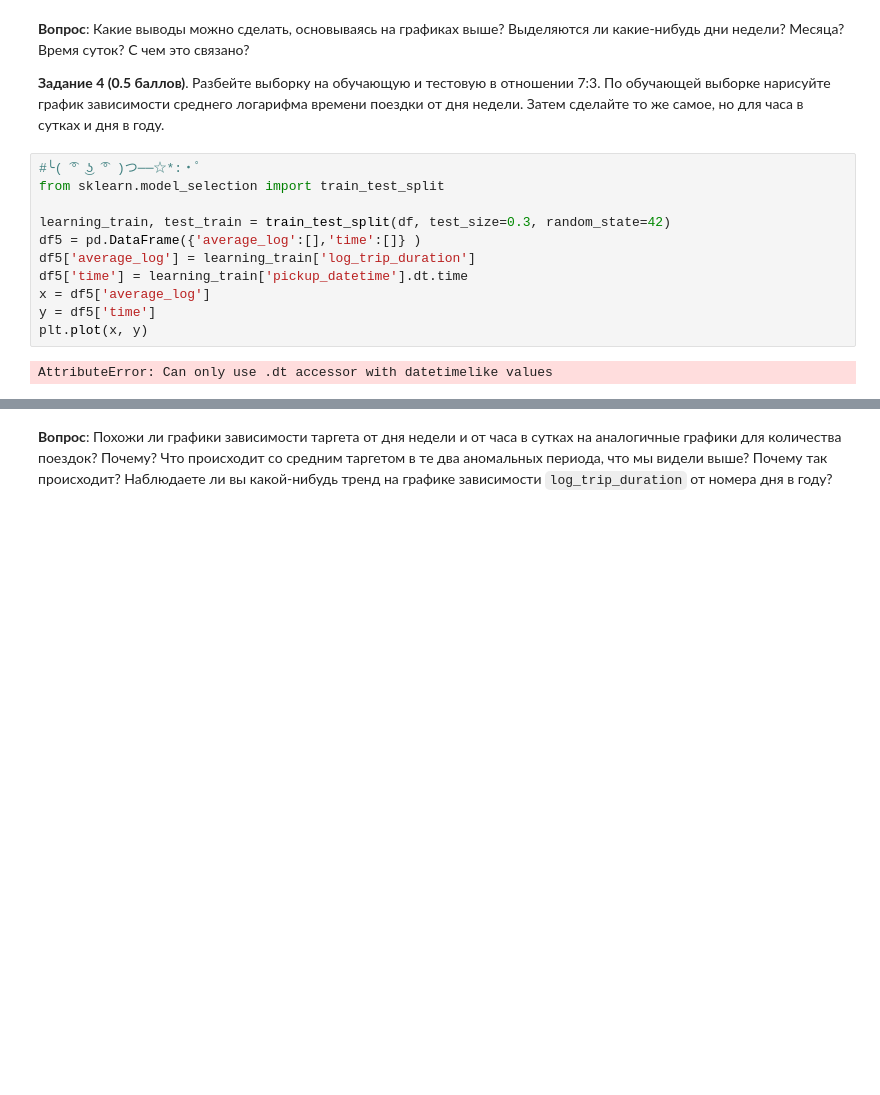
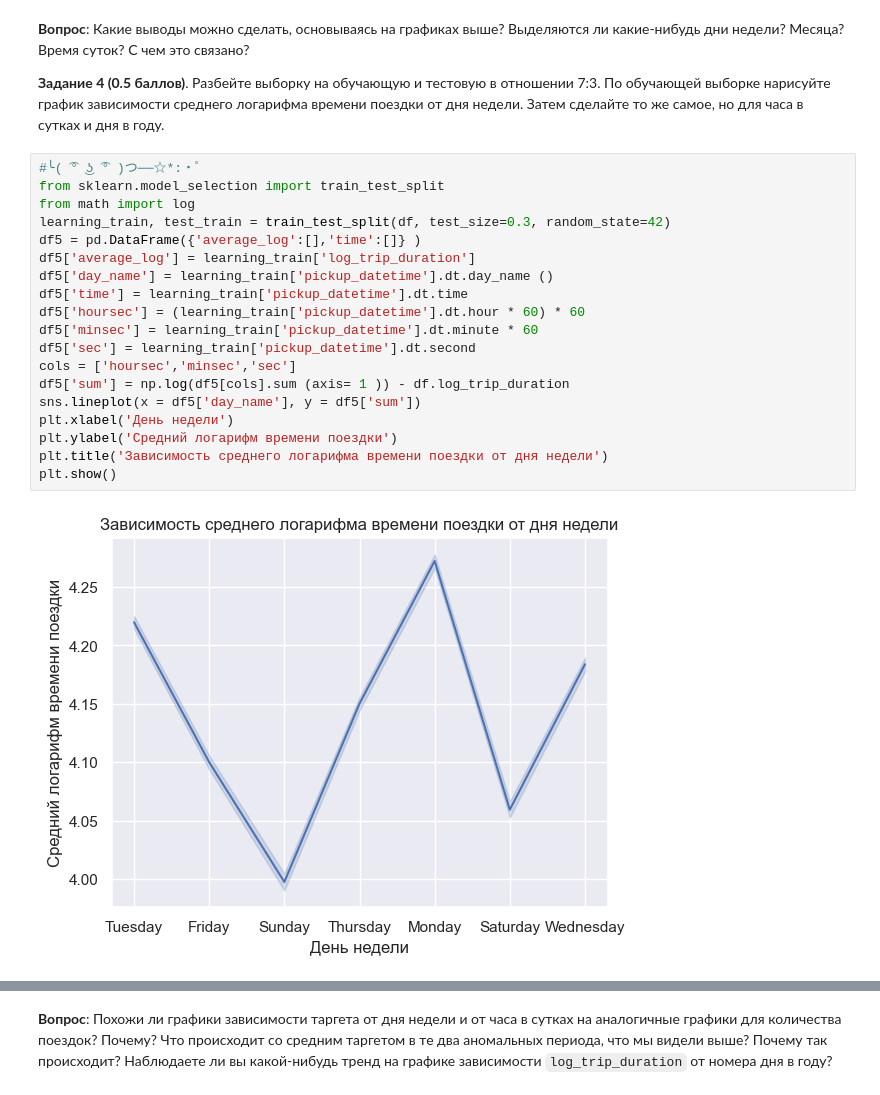
Before and after one commit to ItsMyLife1337/MachineLearning2, a Jupyter notebook: homework-practice-02-linregr.ipynb, the cells around one changed output, grey strips where cells are left out. Drawn from its saved outputs; the diff is of its cells as text; blank space fills up the shorter version.

```diff
--- a/homework-practice-02-linregr.ipynb
+++ b/homework-practice-02-linregr.ipynb
@@ -261,13 +283,21 @@ NameError: name 'i' is not defined
 # %%
 #╰( ͡° ͜ʖ ͡° )つ──☆*:・ﾟ
 from sklearn.model_selection import train_test_split
-
+from math import log
 learning_train, test_train = train_test_split(df, test_size=0.3, random_state=42)
 df5 = pd.DataFrame({'average_log':[],'time':[]} )
 df5['average_log'] = learning_train['log_trip_duration']
+df5['day_name'] = learning_train['pickup_datetime'].dt.day_name ()
 df5['time'] = learning_train['pickup_datetime'].dt.time
-x = df5['average_log']
-y = df5['time']
-plt.plot(x, y)
+df5['hoursec'] = (learning_train['pickup_datetime'].dt.hour * 60) * 60
+df5['minsec'] = learning_train['pickup_datetime'].dt.minute * 60
+df5['sec'] = learning_train['pickup_datetime'].dt.second
+cols = ['hoursec','minsec','sec']
+df5['sum'] = np.log(df5[cols].sum (axis= 1 )) - df.log_trip_duration
+sns.lineplot(x = df5['day_name'], y = df5['sum'])
+plt.xlabel('День недели')
+plt.ylabel('Средний логарифм времени поездки')
+plt.title('Зависимость среднего логарифма времени поездки от дня недели')
+plt.show()
 # %% [output]
-AttributeError: Can only use .dt accessor with datetimelike values
+[figure, added]
```
Also changed, not shown: parts of 17 cells of this notebook.
